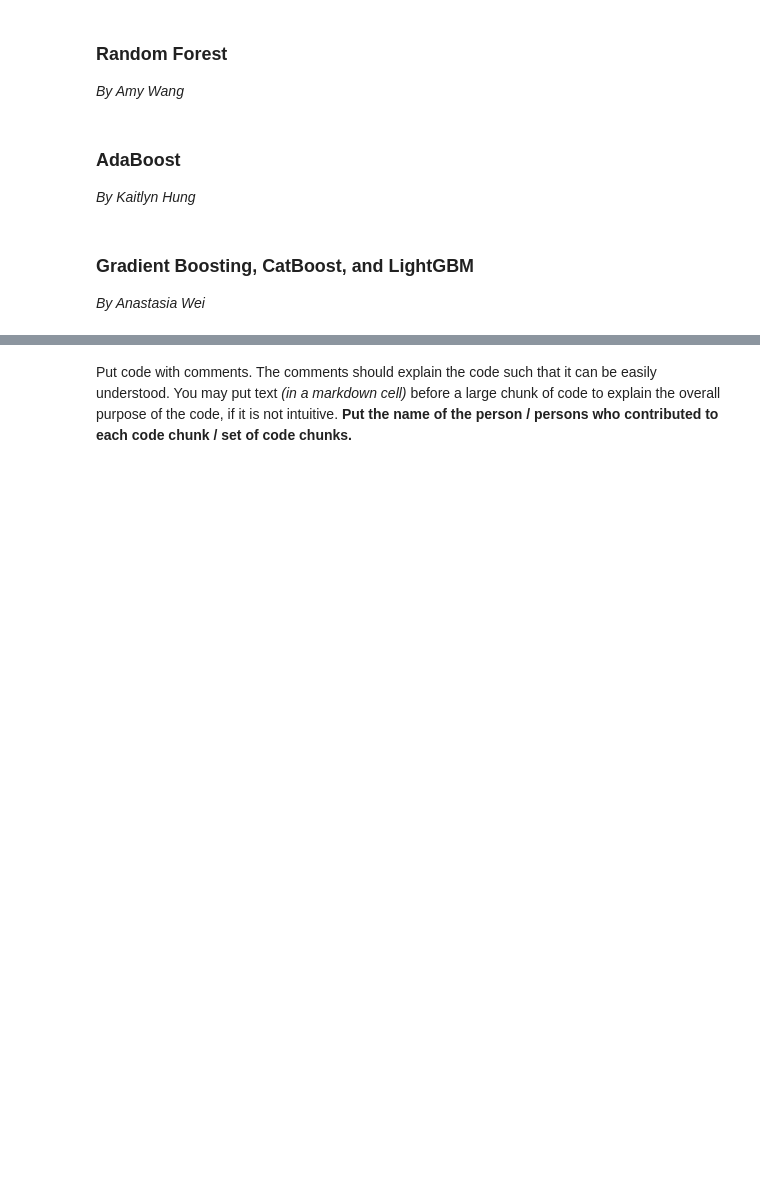
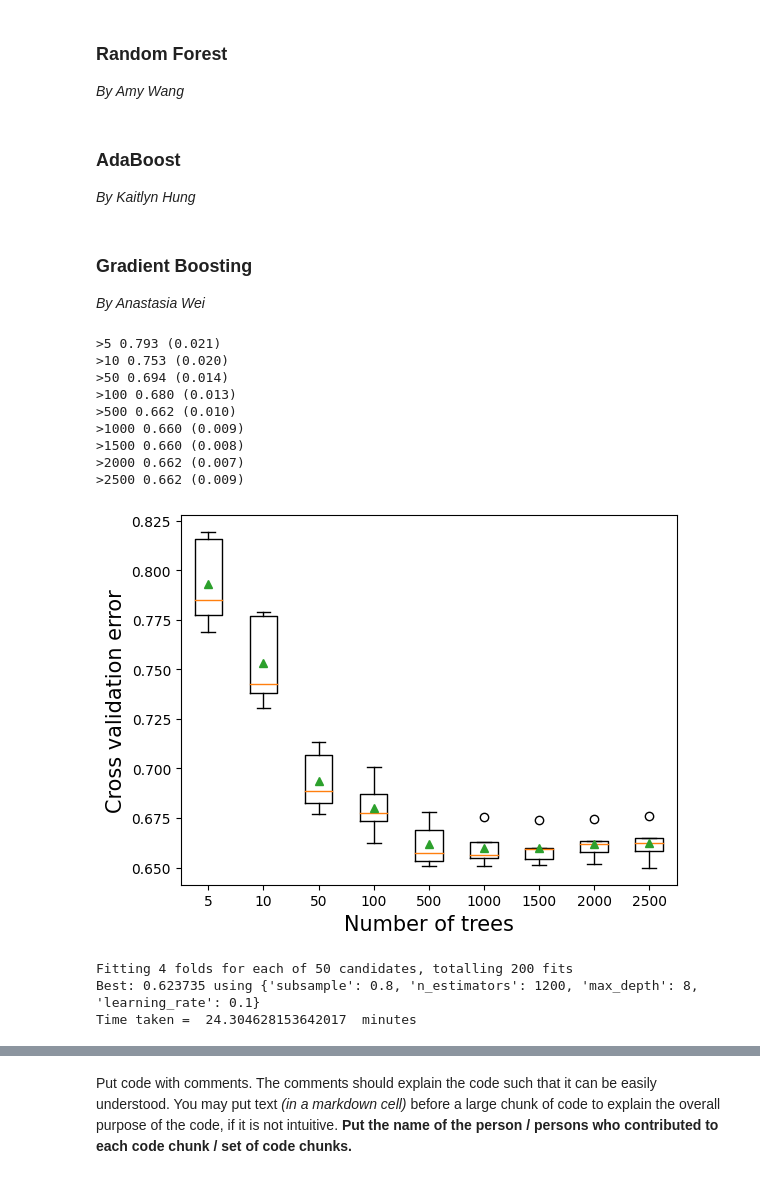
Before and after one commit to notlilawells/Saturn-303-3, a Jupyter notebook: Project-Report/Project_Code_Saturn.ipynb, the cells around one changed output, grey strips where cells are left out. Drawn from its saved outputs; the diff is of its cells as text; code cells hidden in the pictures; blank space fills up the shorter version.

```diff
--- a/Project-Report/Project_Code_Saturn.ipynb
+++ b/Project-Report/Project_Code_Saturn.ipynb
@@ -91,5 +207,69 @@ Put each model in a section of its name and mention the name of the team-member
 ### AdaBoost
 *By Kaitlyn Hung*
 # %% [markdown]
-### Gradient Boosting, CatBoost, and LightGBM
+### Gradient Boosting
 *By Anastasia Wei*
+# %%
+# define the range of n_estimators
+def get_models():
+    models = dict()
+    n_trees = [5, 10, 50, 100, 500, 1000, 1500, 2000, 2500]
+    for n in n_trees:
+        models[str(n)] = GradientBoostingRegressor(n_estimators=n,random_state=1,loss='huber')
+    return models
+
+# evaluate the model using cross-validation
+def evaluate_model(model, X, y):
+    cv = KFold(n_splits=5, shuffle=True, random_state=1)
+    scores = np.sqrt(-cross_val_score(model, X, y, scoring='neg_mean_squared_error', cv=cv, n_jobs=-1))
+    return scores
+
+# get the models to evaluate
+models = get_models()
+results, names = list(), list()
+for name, model in models.items():
+    scores = evaluate_model(model, X_train, y_train)
+    results.append(scores)
+    names.append(name)
+    print('>%s %.3f (%.3f)' % (name, np.mean(scores), np.std(scores)))
+
+# plot model performance for comparison
+plt.boxplot(results, labels=names, showmeans=True)
+plt.ylabel('Cross validation error',fontsize=15)
+plt.xlabel('Number of trees',fontsize=15);
+# %% [output]
+>5 0.793 (0.021)
+>10 0.753 (0.020)
+>50 0.694 (0.014)
+>100 0.680 (0.013)
+>500 0.662 (0.010)
+>1000 0.660 (0.009)
+>1500 0.660 (0.008)
+>2000 0.662 (0.007)
+>2500 0.662 (0.009)
+[figure, added]
+# %%
+# 4 fold cv coarse grid search based on previous search
+start_time = time.time()
+model = GradientBoostingRegressor(random_state = 1, loss='huber')
+grid = dict()
+grid['n_estimators'] = [1200, 1400, 1600, 1800]
+grid['learning_rate'] = [0.1, 0.2, 0.3]
+grid['max_depth'] = [8, 10, 12, 14]
+grid['subsample'] = [0.4, 0.6, 0.8, 1]
+
+cv = KFold(n_splits = 4, shuffle=True, random_state=1)
+grid_search = RandomizedSearchCV(estimator = model,
+                                 param_distributions = grid,
+                                 n_jobs = -1, cv = cv,
+                                 n_iter = 50,
+                                 scoring = 'neg_mean_squared_error',
+                                 verbose = True)
+grid_result = grid_search.fit(X_train, y_train)
+print("Best: %f using %s" % (np.sqrt(-grid_result.best_score_), grid_result.best_params_))
+
+print("Time taken = ",(time.time()-start_time)/60," minutes")
+# %% [output]
+Fitting 4 folds for each of 50 candidates, totalling 200 fits
+Best: 0.623735 using {'subsample': 0.8, 'n_estimators': 1200, 'max_depth': 8, 'learning_rate': 0.1}
+Time taken =  24.304628153642017  minutes
```
Also changed, not shown: parts of 64 cells of this notebook.
